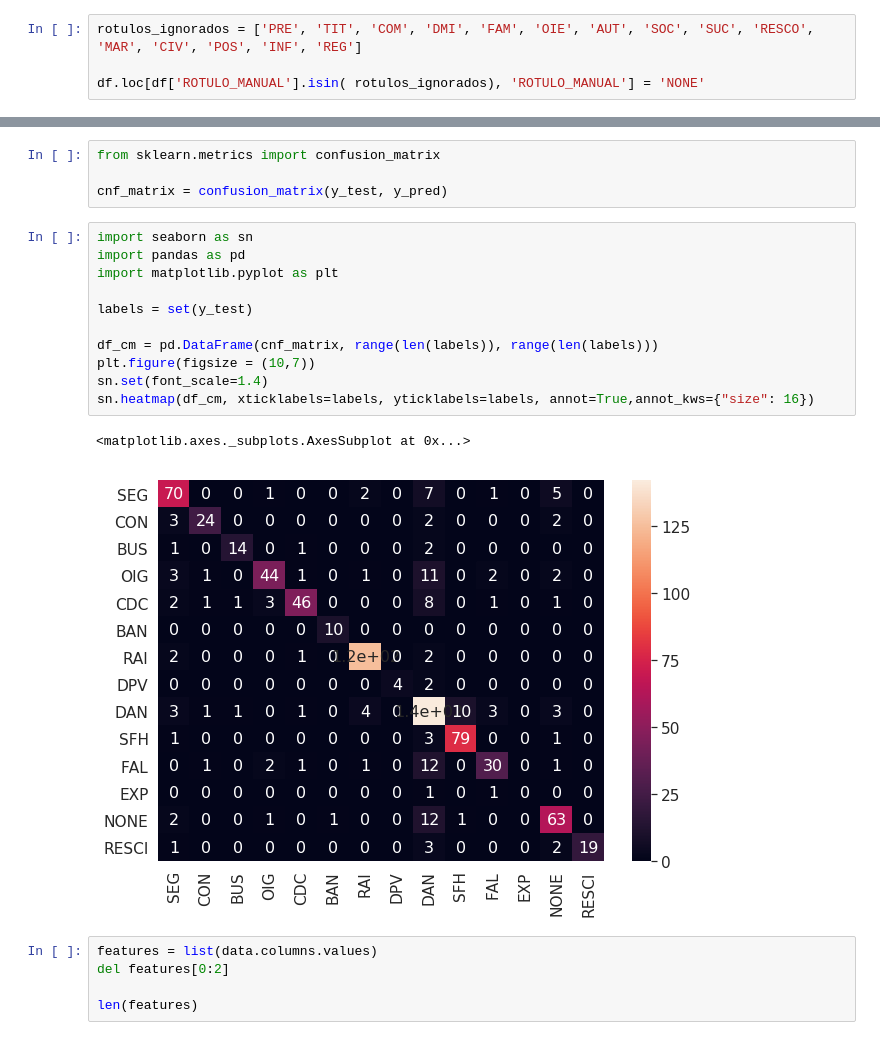
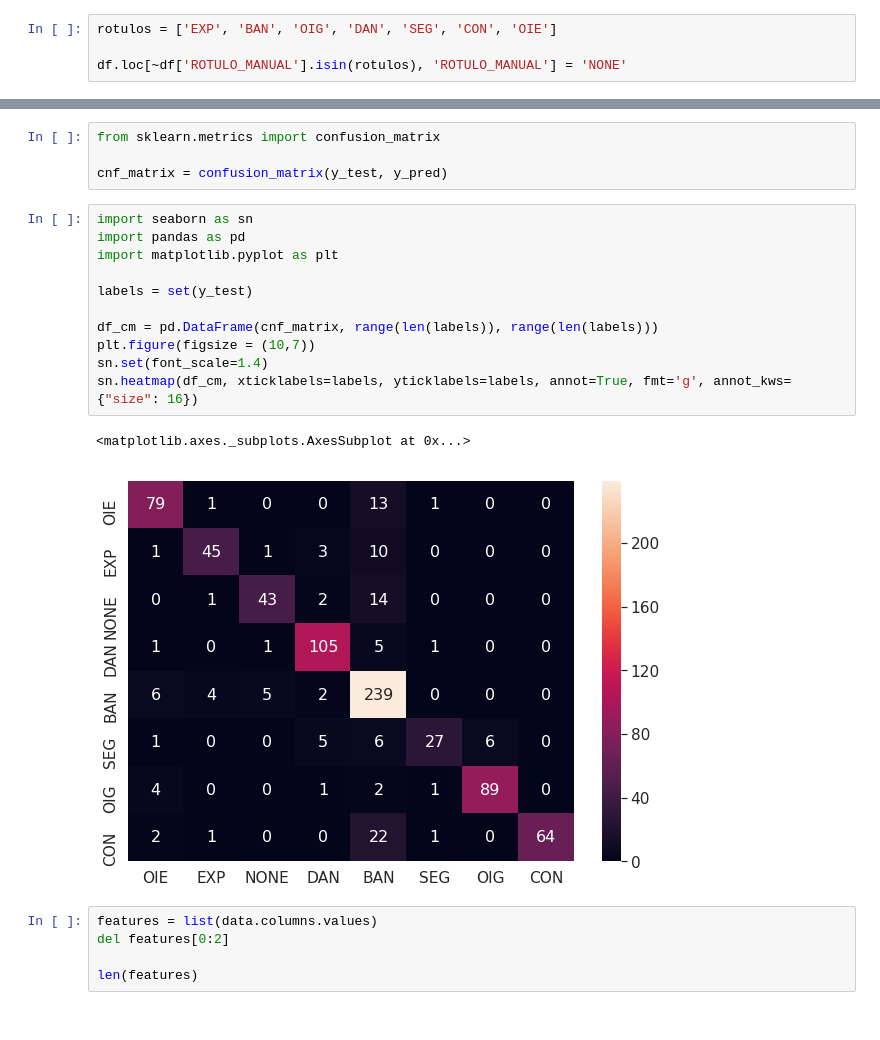
Before and after one commit to piantino/igti-projeto-aplicado, a Jupyter notebook: notebooks/modelo_lei.ipynb, the cells around one changed output, grey strips where cells are left out. Cells and saved outputs as stored; diff of their text form.

```diff
--- a/notebooks/modelo_lei.ipynb
+++ b/notebooks/modelo_lei.ipynb
@@ -15,10 +15,10 @@ df = pd.read_csv('../data/leis.csv', header=0, sep=',', quotechar='"', usecols=c
 | 4 | 00039604720138240039 | CDC | 9656/1998 |
 # %% [markdown]
 Utitiza apenas label que contenham mais de 200 exemplos.
-# %%
-rotulos_ignorados = ['PRE', 'TIT', 'COM', 'DMI', 'FAM', 'OIE', 'AUT', 'SOC', 'SUC', 'RESCO', 'MAR', 'CIV', 'POS', 'INF', 'REG']
-
-df.loc[df['ROTULO_MANUAL'].isin( rotulos_ignorados), 'ROTULO_MANUAL'] = 'NONE'
+# %%
+rotulos = ['EXP', 'BAN', 'OIG', 'DAN', 'SEG', 'CON', 'OIE']
+
+df.loc[~df['ROTULO_MANUAL'].isin(rotulos), 'ROTULO_MANUAL'] = 'NONE'
 # %%
 groupby_rotulo = df.groupby('ROTULO_MANUAL')
 
@@ -153,17 +141,17 @@ cnf_matrix = confusion_matrix(y_test, y_pred)
 # %%
 import seaborn as sn
 import pandas as pd
 import matplotlib.pyplot as plt
 
 labels = set(y_test)
 
 df_cm = pd.DataFrame(cnf_matrix, range(len(labels)), range(len(labels)))
 plt.figure(figsize = (10,7))
 sn.set(font_scale=1.4)
-sn.heatmap(df_cm, xticklabels=labels, yticklabels=labels, annot=True,annot_kws={"size": 16})
+sn.heatmap(df_cm, xticklabels=labels, yticklabels=labels, annot=True, fmt='g', annot_kws={"size": 16})
 # %% [output]
 <matplotlib.axes._subplots.AxesSubplot at 0x...>
-[figure, old version]
+[figure, new version]
 # %%
 features = list(data.columns.values)
 del features[0:2]
```
Also changed, not shown: parts of 9 cells of this notebook, 6 other files.
